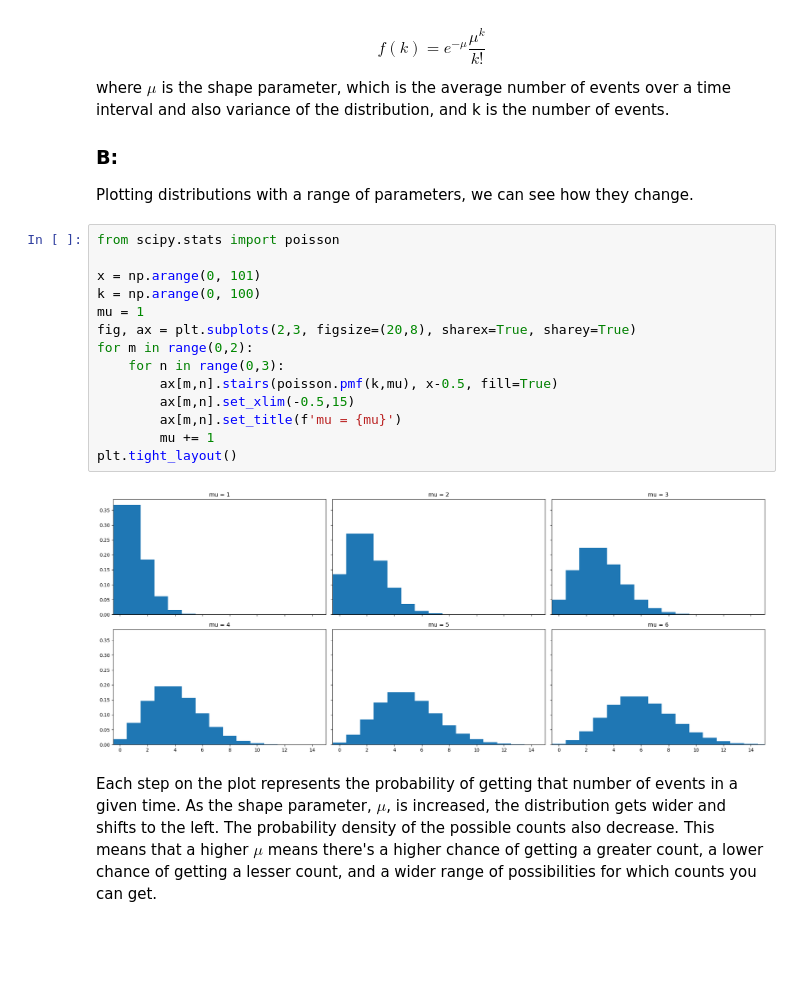
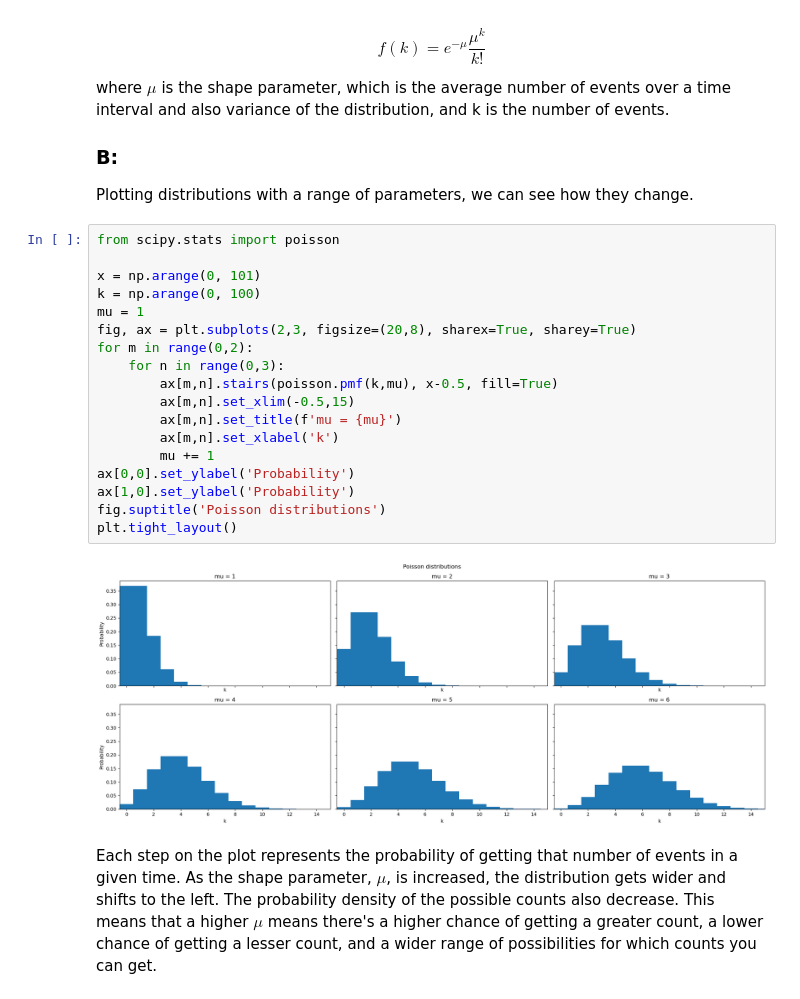
Before and after one commit to pgwart/PHYS434, a Jupyter notebook: Lab1.ipynb, the cells around one changed output. Drawn from its saved outputs; the diff is of its cells as text; blank space fills up the shorter version.

```diff
--- a/Lab1.ipynb
+++ b/Lab1.ipynb
@@ -177,19 +189,23 @@ Plotting distributions with a range of parameters, we can see how they change.
 # %%
 from scipy.stats import poisson
 
 x = np.arange(0, 101)
 k = np.arange(0, 100)
 mu = 1
 fig, ax = plt.subplots(2,3, figsize=(20,8), sharex=True, sharey=True)
 for m in range(0,2):
     for n in range(0,3):
         ax[m,n].stairs(poisson.pmf(k,mu), x-0.5, fill=True)
         ax[m,n].set_xlim(-0.5,15)
         ax[m,n].set_title(f'mu = {mu}')
+        ax[m,n].set_xlabel('k')
         mu += 1
+ax[0,0].set_ylabel('Probability')
+ax[1,0].set_ylabel('Probability')
+fig.suptitle('Poisson distributions')
 plt.tight_layout()
 # %% [output]
-[figure, old version]
+[figure, new version]
 # %% [markdown]
 Each step on the plot represents the probability of getting that number of events in a given time. As the shape parameter, $\mu$, is increased, the distribution gets wider and shifts to the left. The probability density of the possible counts also decrease. This means that a higher $\mu$ means there's a higher chance of getting a greater count, a lower chance of getting a lesser count, and a wider range of possibilities for which counts you can get.
 # %% [markdown]
```
Also changed, not shown: parts of 5 cells of this notebook.
